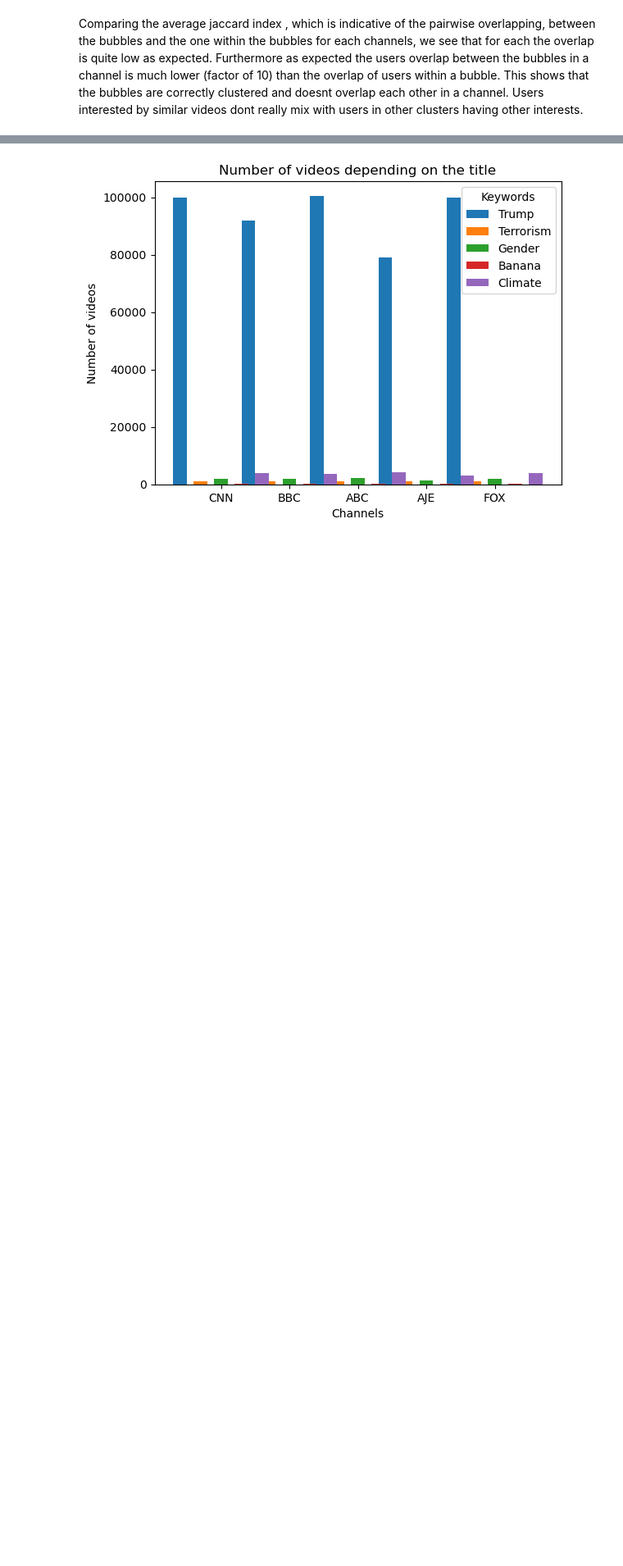
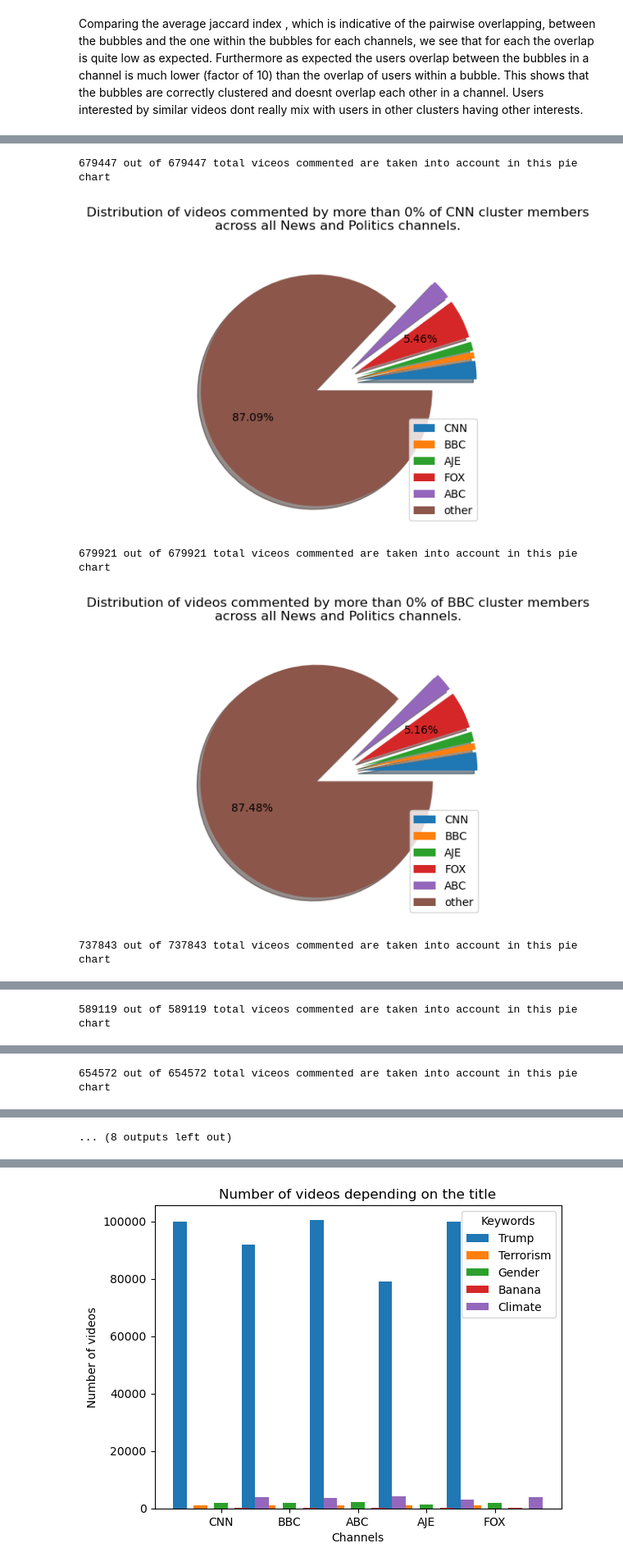
Before and after one commit to epfl-ada/ada-2024-project-thedataminions, a Jupyter notebook: results.ipynb, the cells around one changed output, grey strips where cells are left out. Shown at 82% size. Saved outputs shown, nothing was run; the diff lists cells and outputs as text; code cells hidden in the pictures; blank space fills up the shorter version.

Commit message:
pie chart (hortense)

```diff
--- a/results.ipynb
+++ b/results.ipynb
@@ -2141,3 +2139,11 @@ bubbles_channels = {
     'AJE': video_author_matrix_aje_cluster,
     'FOX': video_author_matrix_fox_cluster
 }
+
+main_channel_ids = {
+    'CNN': channel_id_cnn,
+    'BBC': channel_id_bbc,
+    'AJE': channel_id_aje,
+    'FOX': channel_id_fox,
+    'ABC': channel_id_abc
+}
@@ -2143,0 +2156,12 @@ bubbles_channels = {
+# %%
+#plotting a pie chart for each cluster of the repartition of commented videos depending on which channel they are from
+dp.pie_chart_repartition_media(bubbles_channels , main_channel_ids, videos_new_pol) #no threshold
+
+
+dp.pie_chart_repartition_media(bubbles_channels , main_channel_ids, videos_new_pol, 0.01) #thershold of 1%
+# %% [output]
+679447 out of 679447 total viceos commented are taken into account in this pie chart
+[figure, added]
+679921 out of 679921 total viceos commented are taken into account in this pie chart
+[figure, added]
+737843 out of 737843 total viceos commented are taken into account in this pie chart
@@ -2143,0 +2169 @@ bubbles_channels = {
+589119 out of 589119 total viceos commented are taken into account in this pie chart
@@ -2143,0 +2171 @@ bubbles_channels = {
+654572 out of 654572 total viceos commented are taken into account in this pie chart
@@ -2143,0 +2175 @@ bubbles_channels = {
+... (8 outputs left out)
```
Also changed, not shown: parts of 7 cells of this notebook, 1 other file.
